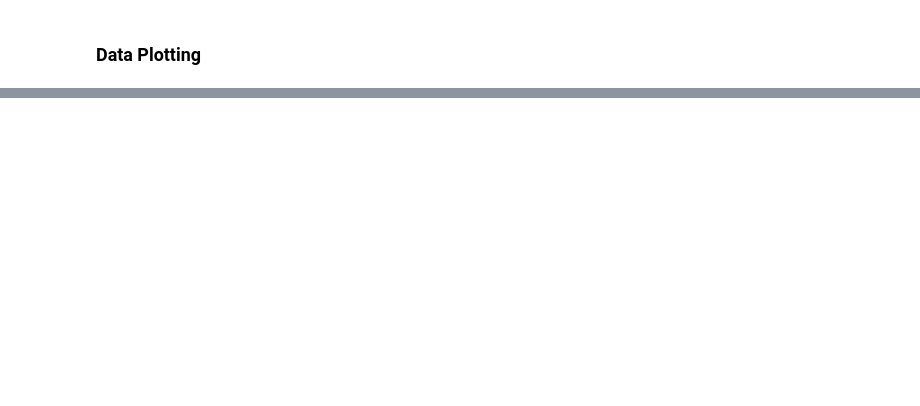
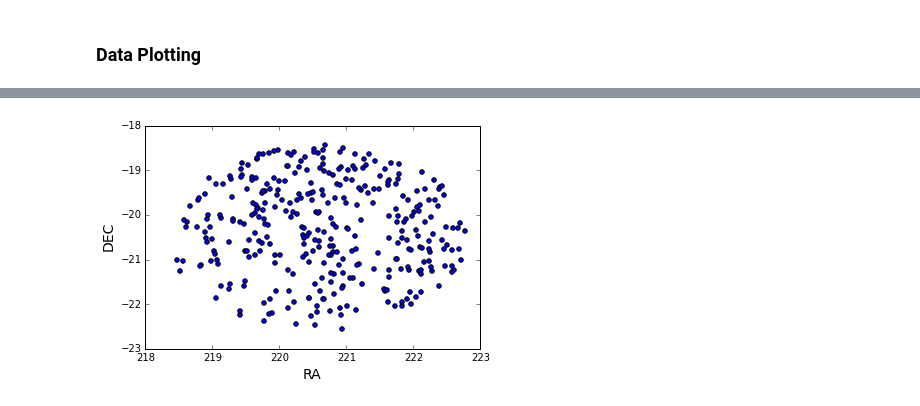
Before and after one commit to moeyensj/NEOsim, a Jupyter notebook: dataExploration.ipynb, the cells around one changed output, grey strips where cells are left out. Saved outputs shown, nothing was run; the diff lists cells and outputs as text; code cells hidden in the pictures; blank space fills up the shorter version.

```diff
--- a/dataExploration.ipynb
+++ b/dataExploration.ipynb
@@ -134,0 +124,14 @@ def plotNight(df):
+# %%
+def visitPlot(obshistid):
+
+    obs = pd.read_sql_query("""
+    SELECT * FROM noAstromErr
+    WHERE obshistid = %s;
+    """ % (obshistid), con)
+
+    fig, ax = plt.subplots(1,1)
+    ax.scatter(obs.ra,obs.dec)
+
+    _plotPrettyMaker(ax, 'OBSHISTID %s' % (obshistid))
+
+    return
@@ -134,0 +150,4 @@ def plotNight(df):
+# %%
+visitPlot('88648010')
+# %% [output]
+[figure, added]
```
Also changed, not shown: parts of 8 cells of this notebook.
